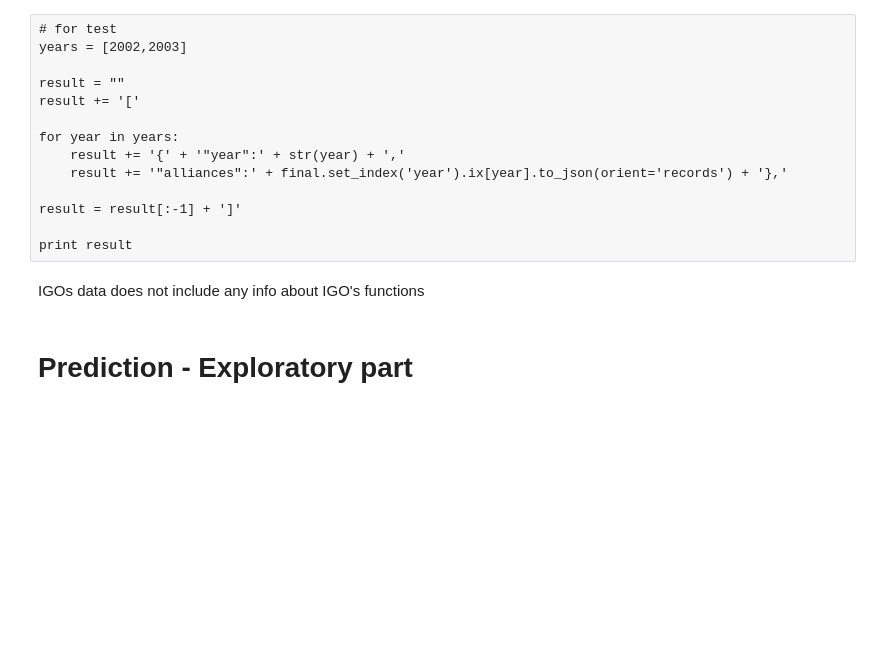
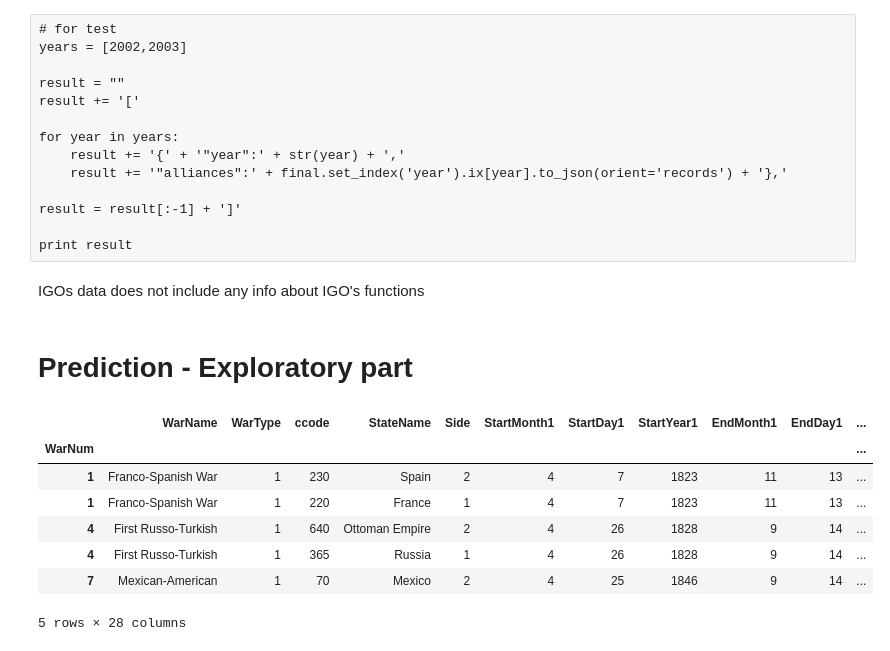
Before and after one commit to raahilsha/cs171-pr-alexander, a Jupyter notebook: data_processing/data_processing.ipynb, the cells around one changed output. Cells and saved outputs as stored; diff of their text form; code cells hidden in the pictures; blank space fills up the shorter version.

```diff
--- a/data_processing/data_processing.ipynb
+++ b/data_processing/data_processing.ipynb
@@ -281,3 +288,14 @@ print result
 IGOs data does not include any info about IGO's functions
 # %% [markdown]
 # Prediction - Exploratory part
+# %%
+wars.head()
+# %% [output]
+|  | WarName | WarType | ccode | StateName | Side | StartMonth1 | StartDay1 | StartYear1 | EndMonth1 | EndDay1 | ... |
+| WarNum |  |  |  |  |  |  |  |  |  |  | ... |
+| 1 | Franco-Spanish War | 1 | 230 | Spain | 2 | 4 | 7 | 1823 | 11 | 13 | ... |
+| 1 | Franco-Spanish War | 1 | 220 | France | 1 | 4 | 7 | 1823 | 11 | 13 | ... |
+| 4 | First Russo-Turkish | 1 | 640 | Ottoman Empire | 2 | 4 | 26 | 1828 | 9 | 14 | ... |
+| 4 | First Russo-Turkish | 1 | 365 | Russia | 1 | 4 | 26 | 1828 | 9 | 14 | ... |
+| 7 | Mexican-American | 1 | 70 | Mexico | 2 | 4 | 25 | 1846 | 9 | 14 | ... |
+5 rows × 28 columns
```
Also changed, not shown: parts of 17 cells of this notebook, 3 other files.
